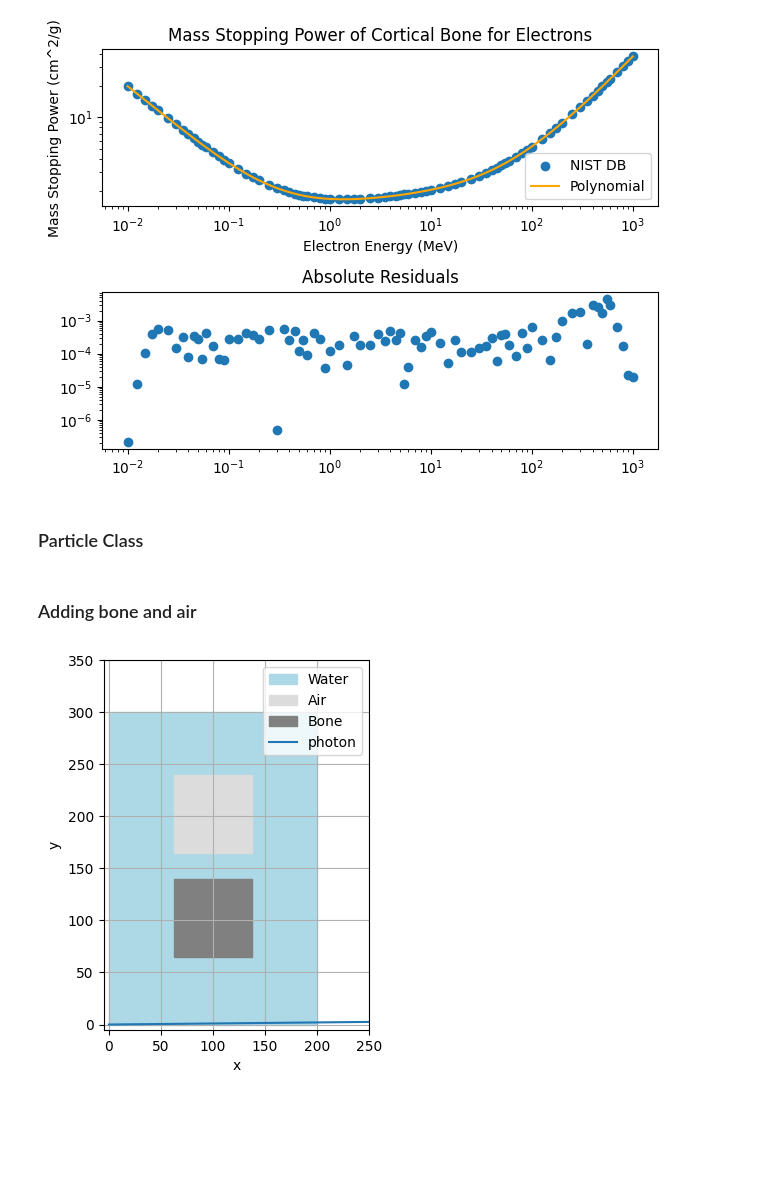
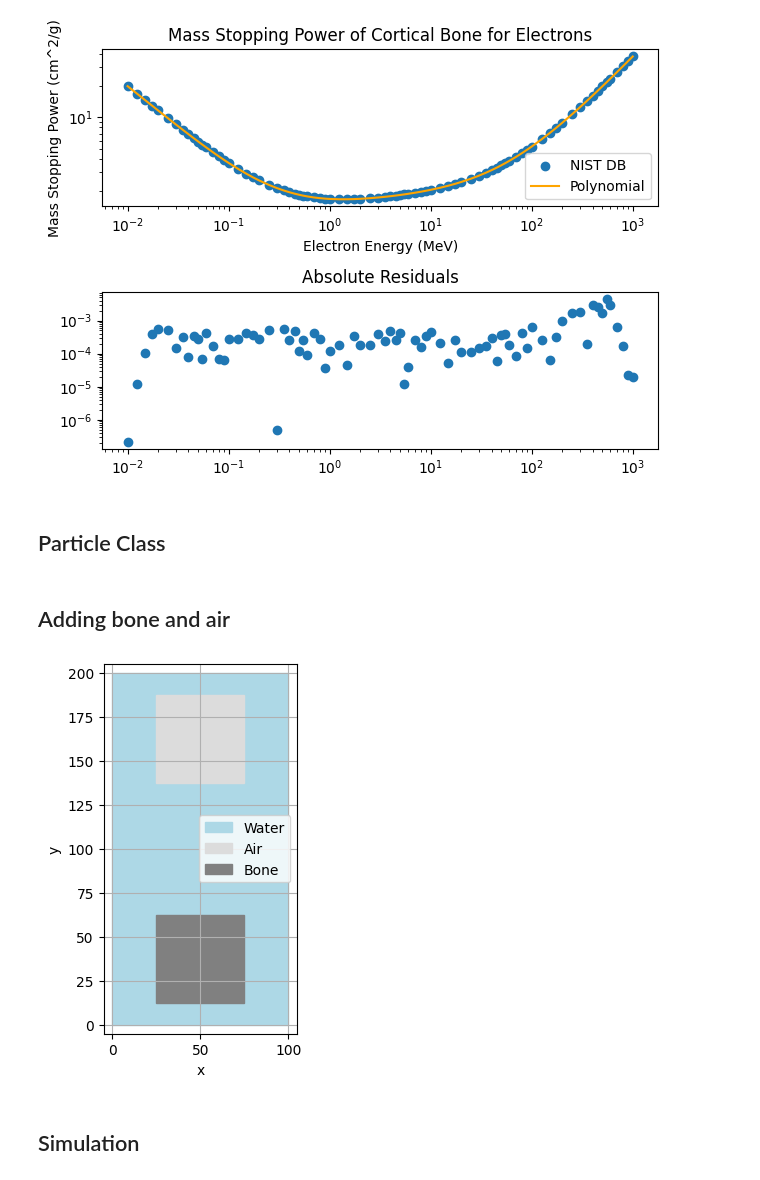
Before and after one commit to mikatan/xray-monte-carlo, a Jupyter notebook: main.ipynb, the cells around one changed output. Cells and saved outputs as stored; diff of their text form; code cells hidden in the pictures; blank space fills up the shorter version.

Commit message:
rough photon simulation, inaccurate energy levels

```diff
--- a/main.ipynb
+++ b/main.ipynb
@@ -16,34 +16,36 @@ Within the water rectangle are two smaller rectangles of one air pocket and one
 water_rect = {
     'start_x' : 0,
     'start_y': 0,
-    'length': 200,
-    'height': 300,
+    'length': 100,
+    'height': 200,
     'label': 'Water',
     'color': 'lightblue',
     'fill': True,
 }
 
 air_rect = {
-    'start_x' : 62.5,
-    'start_y': 165,
-    'length': 75,
-    'height': 75,
+    'start_x' : 25,
+    'start_y': 137.5,
+    'length': 50,
+    'height': 50,
     'label': 'Air',
     'color': 'gainsboro',
     'fill': True
 }
 
 bone_rect = {
-    'start_x' : 62.5,
-    'start_y': 65,
-    'length': 75,
-    'height': 75,
+    'start_x' : 25,
+    'start_y': 12.5,
+    'length': 50,
+    'height': 50,
     'label': 'Bone',
     'color': 'grey',
     'fill': True
 }
 
 rects = [water_rect, air_rect, bone_rect]
+
+water_density = 1 #g/cm^3
 # %% [markdown]
 ### Single object test
 # %% [markdown]
@@ -556,7 +558,7 @@ fig.tight_layout()
 # %% [output]
 [figure]
 # %% [markdown]
-### Particle Class
+## Particle Class
 # %%
 @dataclass
 class Particle:
@@ -566,34 +569,29 @@ class Particle:
     energy: float   # MeV
     active: bool    # Deposited or not
 # %% [markdown]
-### Adding bone and air
+## Adding bone and air
 # %%
 fig, ax = plt.subplots()
 
 for rectangle in rects:
     start_x = rectangle['start_x']
     start_y = rectangle['start_y']
     length = rectangle['length']
     height = rectangle['height']
     label_legend = rectangle['label']
     color = rectangle['color']
     fill_bool = rectangle['fill']
     ax.add_patch(Rectangle((start_x, start_y), length, height, label = label_legend, fill = fill_bool, color=color))
 
-
-photon1 = np.array([0, 0, 150, 0])
-time_array = np.linspace(0,100,1000)
-x = 0.1*time_array
-plt.plot(x, label = "photon")
-
-
 ax.set_aspect("equal")
-ax.set_xlim(-5, 250)
-ax.set_ylim(-5, 350)
+ax.set_xlim(-5, 105)
+ax.set_ylim(-5, 205)
 ax.grid(True)
 ax.set_xlabel("x")
 ax.set_ylabel("y")
 plt.legend()
 plt.show()
 # %% [output]
-[figure, old version]
+[figure, new version]
+# %% [markdown]
+## Simulation
```
Also changed, not shown: parts of 8 cells of this notebook.
